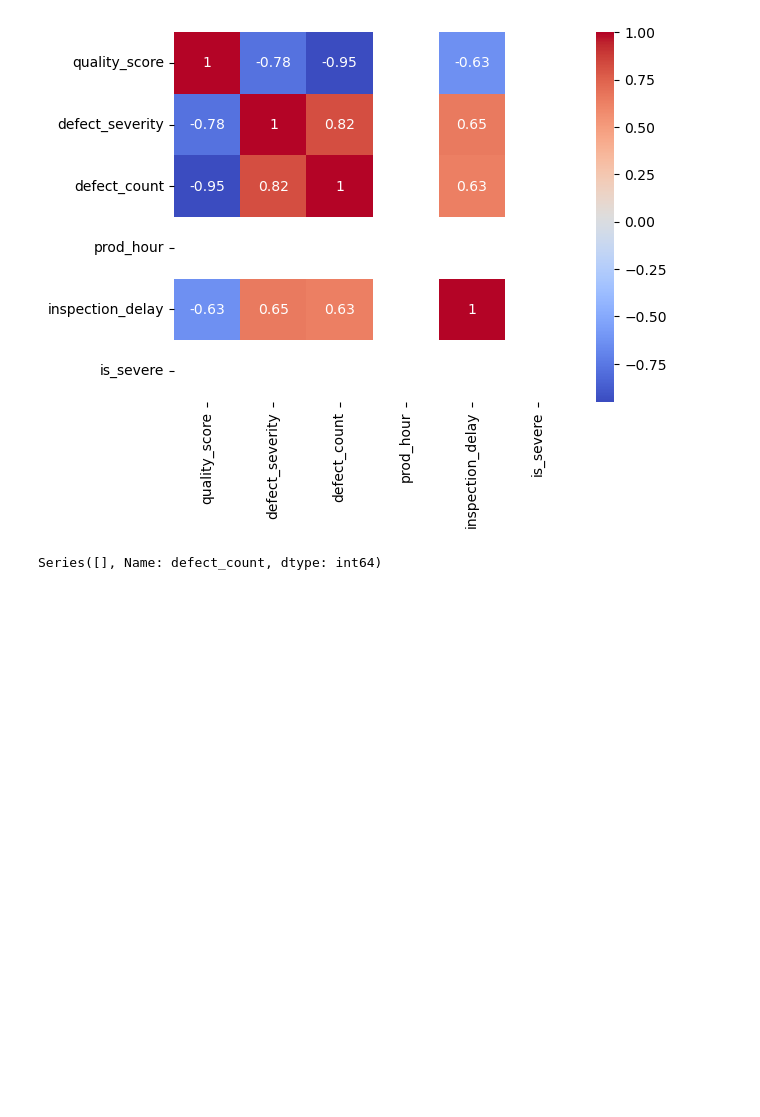
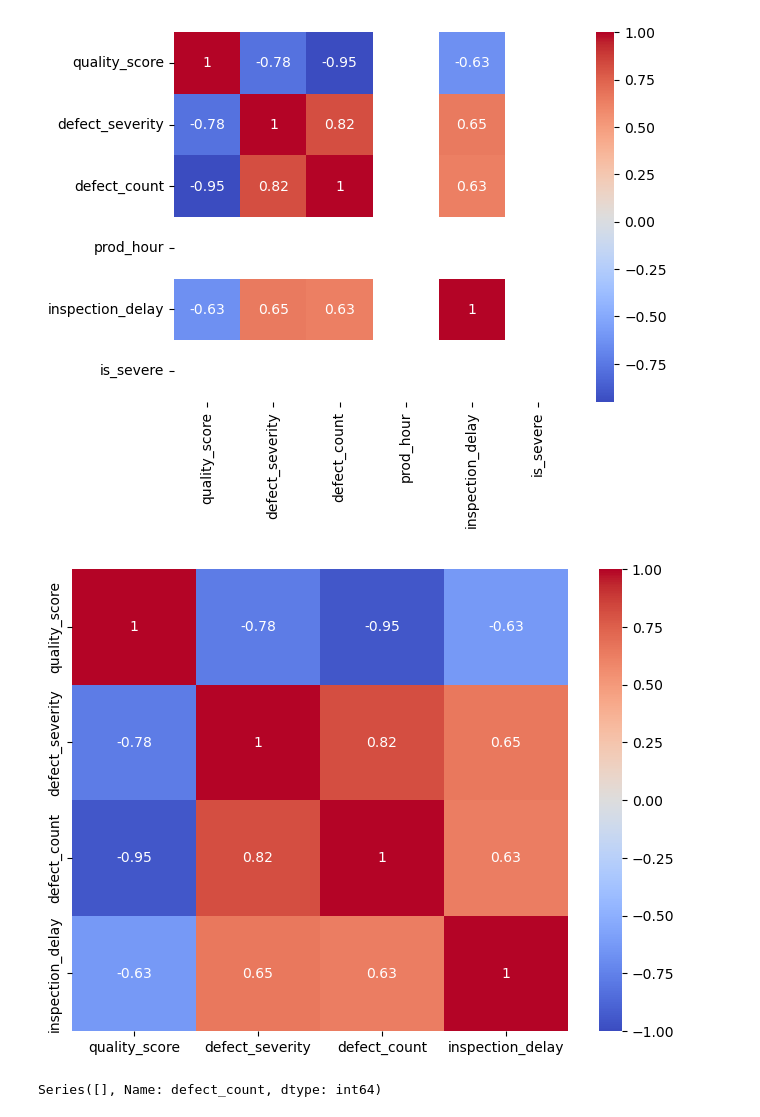
Before and after one commit to bbhatta10/Smart-Quality-Analysis, a Jupyter notebook: ManuQuality.ipynb, the cells around one changed output. Saved outputs shown, nothing was run; the diff lists cells and outputs as text; code cells hidden in the pictures; blank space fills up the shorter version.

```diff
--- a/ManuQuality.ipynb
+++ b/ManuQuality.ipynb
@@ -251,6 +252,17 @@ sns.heatmap(numeric_df.corr(), annot=True, cmap='coolwarm')
 mask = np.triu(numeric_df.corr())
 # %% [output]
 [figure]
+# %%
+numeric_df = df.select_dtypes(include=np.number)
+
+# Remove prod_hour
+numeric_df = numeric_df.drop(columns=['prod_hour','is_severe'])
+corr = numeric_df.corr()
+plt.figure(figsize=(8,6))
+sns.heatmap(corr, annot=True, cmap='coolwarm', vmin=-1, vmax=1)
+plt.show()
+# %% [output]
+[figure, added]
 # %%
 rework_by_defect = df[df['rework_required']=='Yes'].groupby('defect_type')['defect_count'].sum().sort_values(ascending=False)
 rework_by_defect
```
Also changed, not shown: parts of 6 cells of this notebook, 5 other files.
